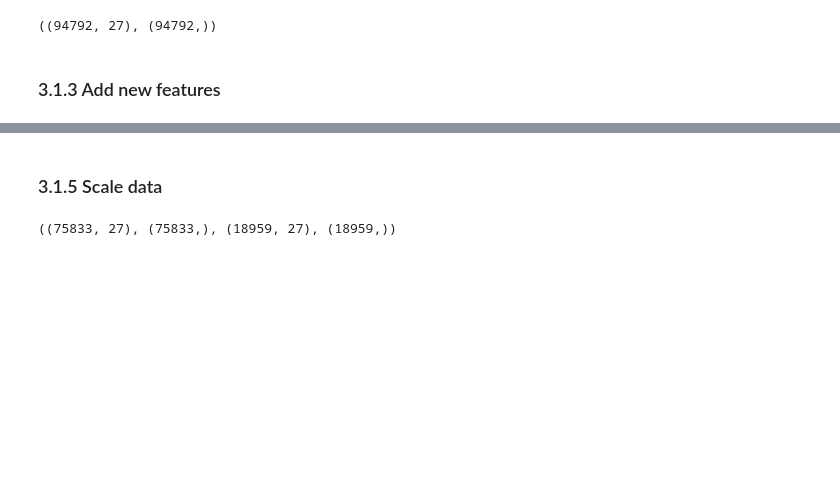
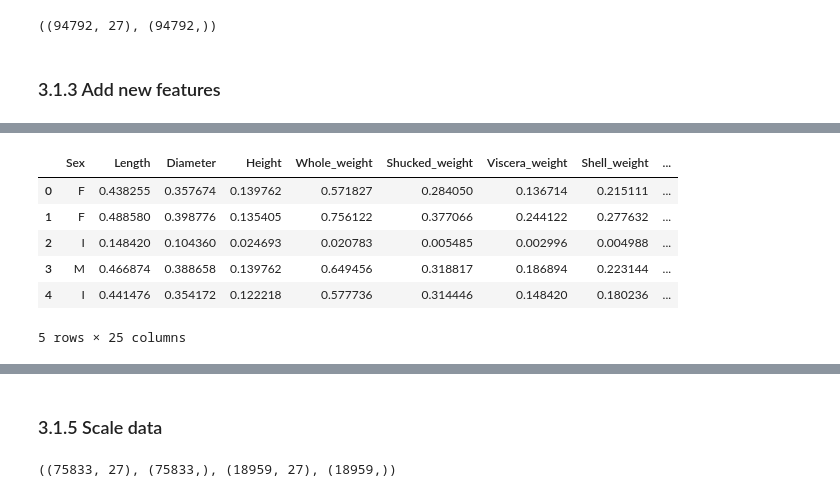
Before and after one commit to KostasEreksonas/Kaggle_Playground_Series, a Jupyter notebook: s4e4.ipynb, the cells around one changed output, grey strips where cells are left out. Drawn from its saved outputs; the diff is of its cells as text; code cells hidden in the pictures; blank space fills up the shorter version.

```diff
--- a/s4e4.ipynb
+++ b/s4e4.ipynb
@@ -309,0 +309,3 @@ test=new_features(test)
+# %%
+X_log = X.copy()
+test_log = test.copy()
@@ -309,0 +322,3 @@ test=new_features(test)
+# %%
+log_cols = [col for col in X_log.columns if X_log[col].dtype in [float,int]]
+log_cols
@@ -309,0 +357,3 @@ test=new_features(test)
+# %%
+for col in log_cols:
+    X[col] = np.log1p(X_log[col])
@@ -309,0 +363,10 @@ test=new_features(test)
+# %%
+X.head()
+# %% [output]
+|  | Sex | Length | Diameter | Height | Whole_weight | Shucked_weight | Viscera_weight | Shell_weight | ... |
+| 0 | F | 0.438255 | 0.357674 | 0.139762 | 0.571827 | 0.284050 | 0.136714 | 0.215111 | ... |
+| 1 | F | 0.488580 | 0.398776 | 0.135405 | 0.756122 | 0.377066 | 0.244122 | 0.277632 | ... |
+| 2 | I | 0.148420 | 0.104360 | 0.024693 | 0.020783 | 0.005485 | 0.002996 | 0.004988 | ... |
+| 3 | M | 0.466874 | 0.388658 | 0.139762 | 0.649456 | 0.318817 | 0.186894 | 0.223144 | ... |
+| 4 | I | 0.441476 | 0.354172 | 0.122218 | 0.577736 | 0.314446 | 0.148420 | 0.180236 | ... |
+5 rows × 25 columns
```
Also changed, not shown: parts of 41 cells of this notebook.
